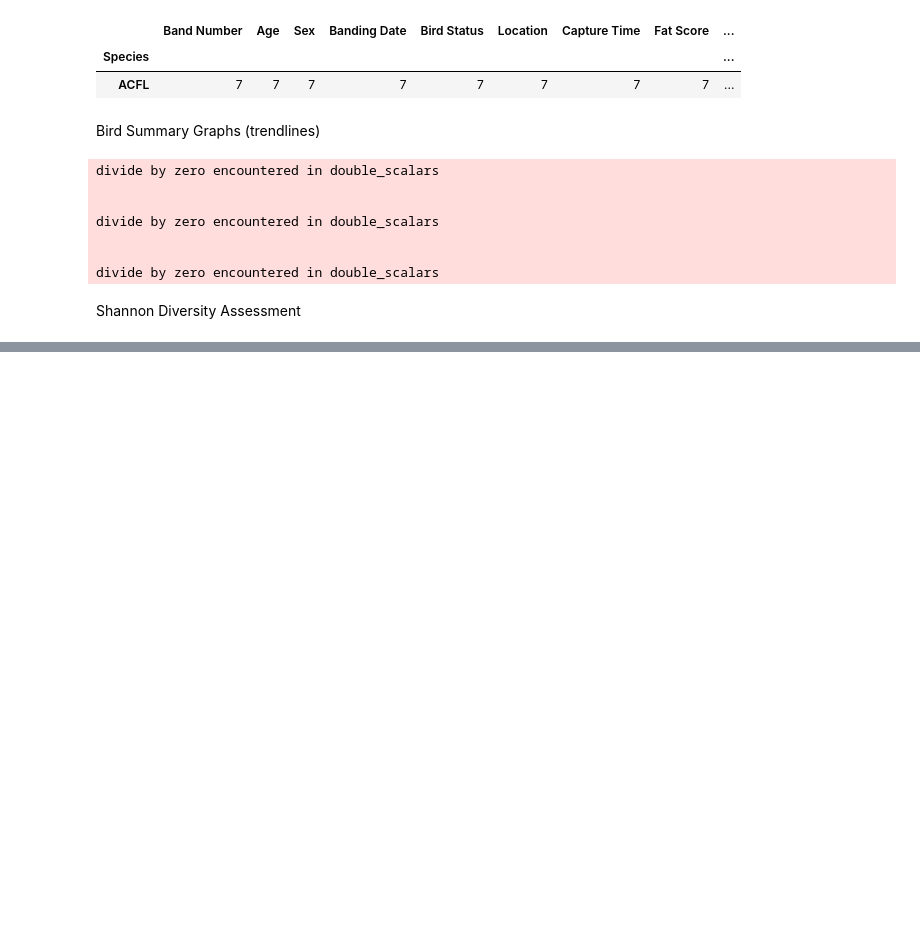
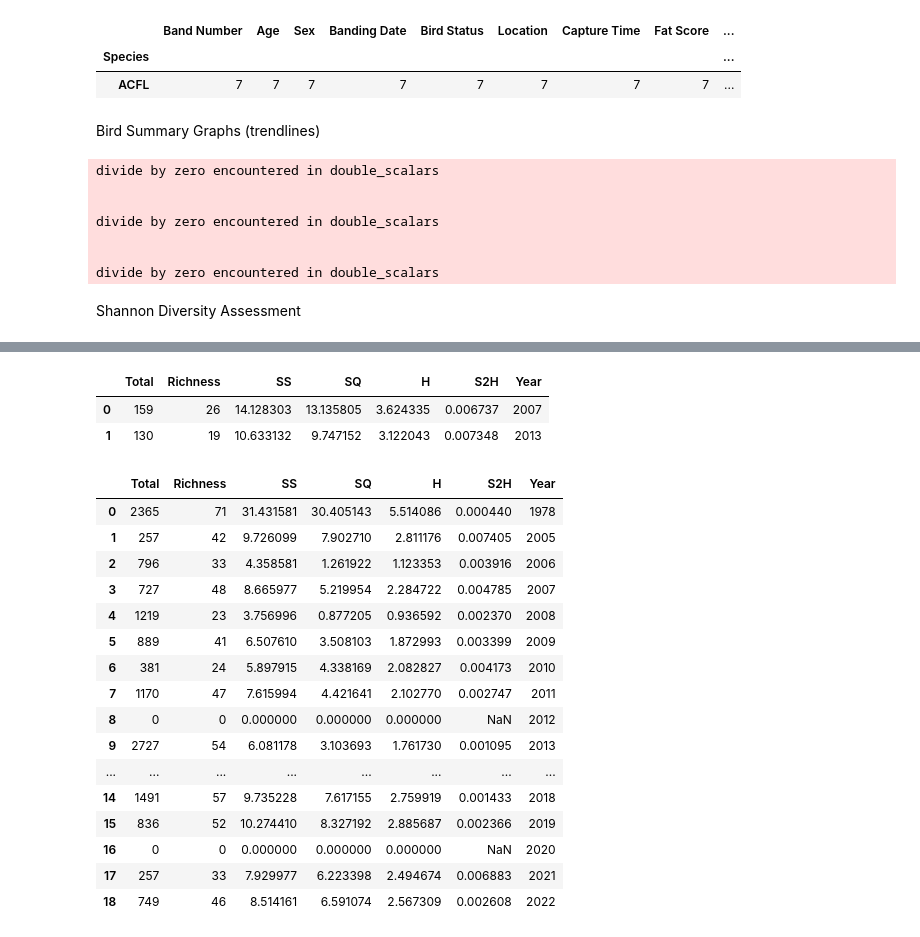
Before and after one commit to Pryzzm/PanoRestoration, a Jupyter notebook: MainAnalysis.ipynb, the cells around one changed output, grey strips where cells are left out. Saved outputs shown, nothing was run; the diff lists cells and outputs as text; code cells hidden in the pictures; blank space fills up the shorter version.

Commit message:
Finishes Shannon Diversity Assesment

```diff
--- a/MainAnalysis.ipynb
+++ b/MainAnalysis.ipynb
@@ -931,16 +918,15 @@ The frame.append method is deprecated and will be removed from pandas in a futur
 # %%
+#All DF prep for Shannon Analysis
 butterflyDFS = [butterfly78, butterfly05, butterfly06, butterfly07, butterfly08,
                 butterfly09, butterfly10, butterfly11, butterfly12, butterfly13,
                 butterfly14, butterfly15, butterfly16, butterfly17, butterfly18,
                 butterfly19, butterfly20, butterfly21, butterfly22]
 for i in butterflyDFS:
     i.drop(["Common Name", "Life Stage", "Sighting Notes"], axis=1, inplace=True)
-    i.rename(columns={"Scientific Name": "Species", "Quantity Seen": "Quantity"})
 
 plants07.drop(["Transect", "Scientific Name", "Common Name"], axis=1, inplace=True)
-plants07.rename(columns={"#'s":"Quantity"})
 plants13.drop(["Transect", "Scientific Name", "Common Name"], axis=1, inplace=True)
-plants13.rename(columns={"#'s":"Quantity"})
+plantDFs = [plants07, plants13]
 #All prepr is done for Shannon Anlysis
 # %% [output]
 A value is trying to be set on a copy of a slice from a DataFrame
@@ -998,0 +949,6 @@ ShannonDiversityCalculator(birds22)
+# %%
+#All DF prep for Shannon Analysis
+plants07.rename(columns={"#'s":"Quantity"}, inplace=True)
+plants13.rename(columns={"#'s":"Quantity"}, inplace=True)
+for i in butterflyDFS:
+        i.rename(columns={"Scientific Name": "Species", "Quantity Seen": "Quantity"}, inplace=True)
@@ -998,0 +973,7 @@ ShannonDiversityCalculator(birds22)
+# %%
+#birdlist, butterflyDFS, plantDFs
+shannonBIRDS = pd.DataFrame()
+for i in birdlist:
+    tempDF = pd.DataFrame([ShannonDiversityCalculator(i)])
+    shannonBIRDS = pd.concat([shannonBIRDS, tempDF], ignore_index=True)
+shannonBIRDS.head(5)
@@ -998,0 +987,6 @@ ShannonDiversityCalculator(birds22)
+# %%
+shannonBUTTERFLY = pd.DataFrame()
+for i in butterflyDFS:
+    tempDF = pd.DataFrame([ShannonDiversityCalculator(i)])
+    shannonBUTTERFLY = pd.concat([shannonBUTTERFLY, tempDF], ignore_index=True)
+shannonBUTTERFLY.head(5)
@@ -998,0 +1042,32 @@ ShannonDiversityCalculator(birds22)
+# %%
+shannonPLANTS['Year'] = [2007, 2013]
+shannonPLANTS
+# %% [output]
+|  | Total | Richness | SS | SQ | H | S2H | Year |
+| 0 | 159 | 26 | 14.128303 | 13.135805 | 3.624335 | 0.006737 | 2007 |
+| 1 | 130 | 19 | 10.633132 | 9.747152 | 3.122043 | 0.007348 | 2013 |
+# %%
+
+shannonBUTTERFLY['Year'] = [1978, 2005, 2006, 2007, 2008, 2009,
+                            2010, 2011, 2012, 2013, 2014, 2015,
+                            2016, 2017, 2018, 2019, 2020, 2021,
+                            2022]
+shannonBUTTERFLY
+# %% [output]
+|  | Total | Richness | SS | SQ | H | S2H | Year |
+| 0 | 2365 | 71 | 31.431581 | 30.405143 | 5.514086 | 0.000440 | 1978 |
+| 1 | 257 | 42 | 9.726099 | 7.902710 | 2.811176 | 0.007405 | 2005 |
+| 2 | 796 | 33 | 4.358581 | 1.261922 | 1.123353 | 0.003916 | 2006 |
+| 3 | 727 | 48 | 8.665977 | 5.219954 | 2.284722 | 0.004785 | 2007 |
+| 4 | 1219 | 23 | 3.756996 | 0.877205 | 0.936592 | 0.002370 | 2008 |
+| 5 | 889 | 41 | 6.507610 | 3.508103 | 1.872993 | 0.003399 | 2009 |
+| 6 | 381 | 24 | 5.897915 | 4.338169 | 2.082827 | 0.004173 | 2010 |
+| 7 | 1170 | 47 | 7.615994 | 4.421641 | 2.102770 | 0.002747 | 2011 |
+| 8 | 0 | 0 | 0.000000 | 0.000000 | 0.000000 | NaN | 2012 |
+| 9 | 2727 | 54 | 6.081178 | 3.103693 | 1.761730 | 0.001095 | 2013 |
+| ... | ... | ... | ... | ... | ... | ... | ... |
+| 14 | 1491 | 57 | 9.735228 | 7.617155 | 2.759919 | 0.001433 | 2018 |
+| 15 | 836 | 52 | 10.274410 | 8.327192 | 2.885687 | 0.002366 | 2019 |
+| 16 | 0 | 0 | 0.000000 | 0.000000 | 0.000000 | NaN | 2020 |
+| 17 | 257 | 33 | 7.929977 | 6.223398 | 2.494674 | 0.006883 | 2021 |
+| 18 | 749 | 46 | 8.514161 | 6.591074 | 2.567309 | 0.002608 | 2022 |
```
Also changed, not shown: parts of 11 cells of this notebook, 27 other files.
